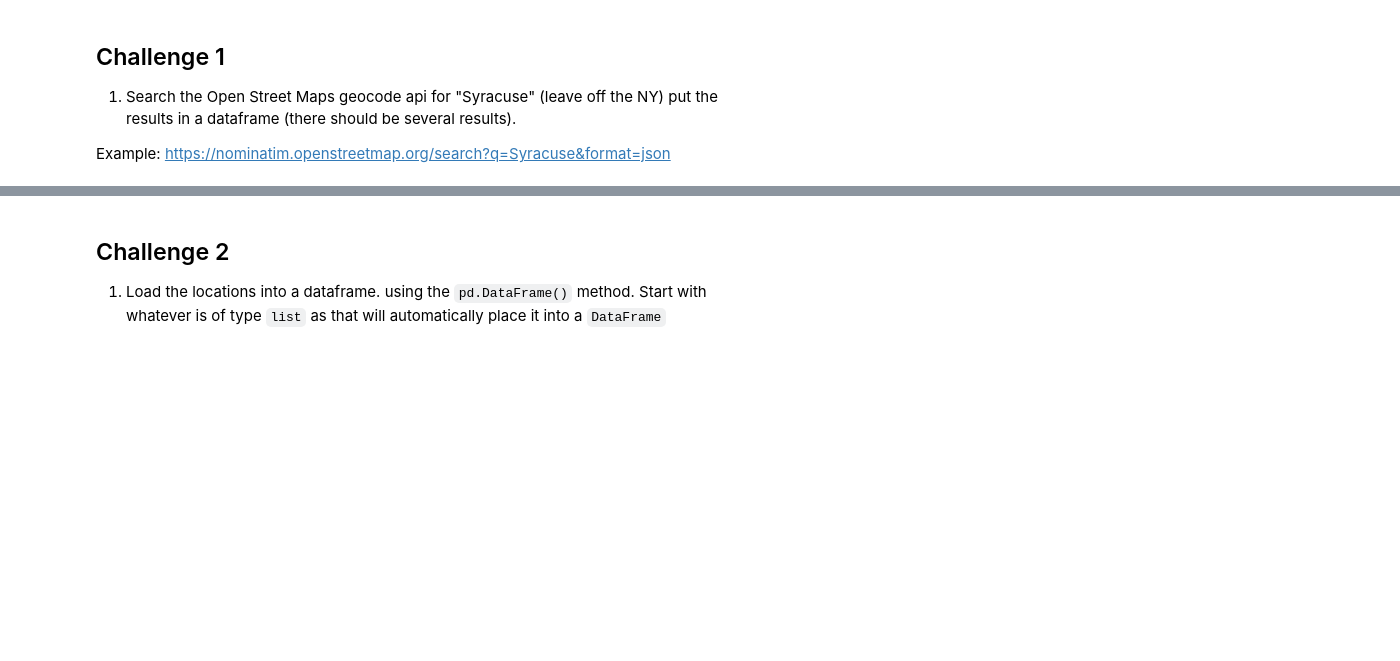
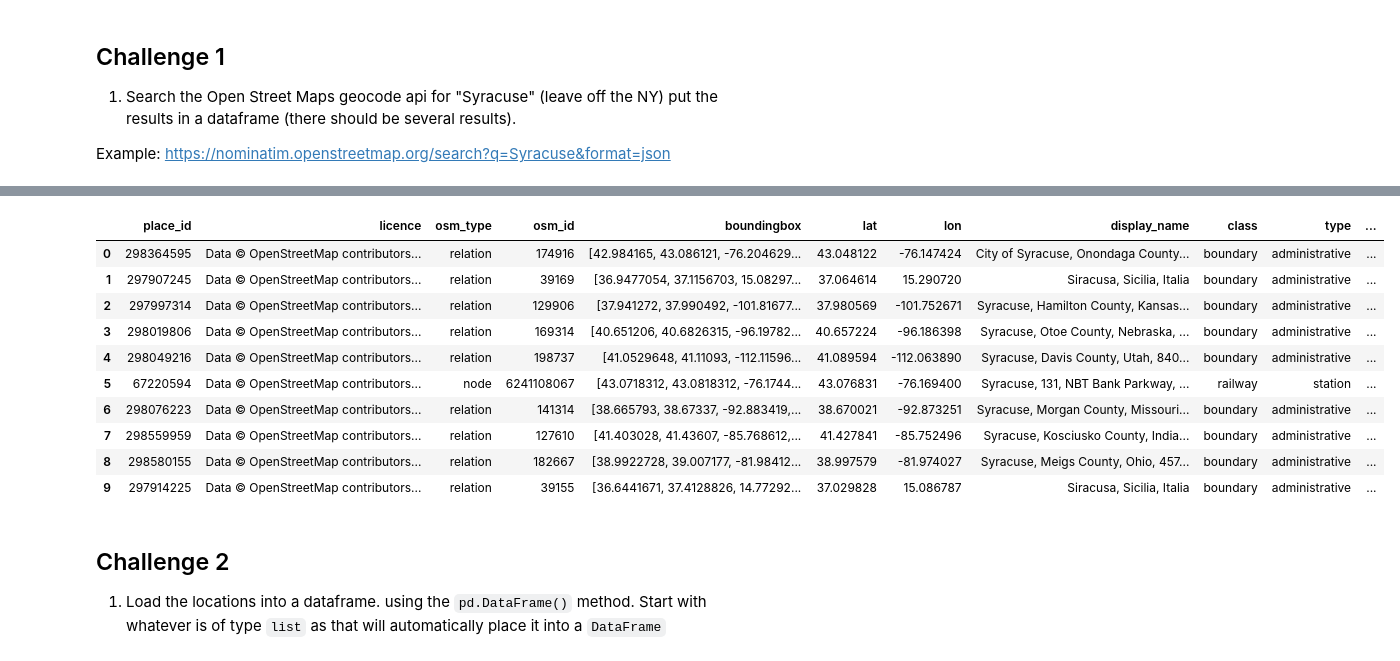
Before and after one commit to ist256/spring2023, a Jupyter notebook: lessons/12-pandas/SmallGroup-Pandas.ipynb, the cells around one changed output, grey strips where cells are left out. Drawn from its saved outputs; the diff is of its cells as text; code cells hidden in the pictures; blank space fills up the shorter version.

```diff
--- a/lessons/12-pandas/SmallGroup-Pandas.ipynb
+++ b/lessons/12-pandas/SmallGroup-Pandas.ipynb
@@ -63,3 +65,15 @@ HINT: Again, think multiple steps
 
 Example:
 https://nominatim.openstreetmap.org/search?q=Syracuse&format=json
+# %%
+import requests
+from coursetools.display import display_dataframes
+url = "https://nominatim.openstreetmap.org/search"
+params = { "q" : "Syracuse", "format" : "json" }
+headers = { 'User-Agent' : 'IST256 app'}
+response = requests.get(url, params = params, headers=headers)
+response.raise_for_status()
+results = response.json()
+df1 = pd.DataFrame(results) # construct dataframe from the list of dict
+df2 = pd.read_json(response.url) # read the url directly ()
+display_dataframes(df1,df2)
@@ -66,3 +118,18 @@ https://nominatim.openstreetmap.org/search?q=Syracuse&format=json
+# %%
+df = pd.read_json(response.url)
+df
+# %% [output]
+|  | place_id | licence | osm_type | osm_id | boundingbox | lat | lon | display_name | class | type | ... |
+| 0 | 298364595 | Data © OpenStreetMap contributors... | relation | 174916 | [42.984165, 43.086121, -76.204629... | 43.048122 | -76.147424 | City of Syracuse, Onondaga County... | boundary | administrative | ... |
+| 1 | 297907245 | Data © OpenStreetMap contributors... | relation | 39169 | [36.9477054, 37.1156703, 15.08297... | 37.064614 | 15.290720 | Siracusa, Sicilia, Italia | boundary | administrative | ... |
+| 2 | 297997314 | Data © OpenStreetMap contributors... | relation | 129906 | [37.941272, 37.990492, -101.81677... | 37.980569 | -101.752671 | Syracuse, Hamilton County, Kansas... | boundary | administrative | ... |
+| 3 | 298019806 | Data © OpenStreetMap contributors... | relation | 169314 | [40.651206, 40.6826315, -96.19782... | 40.657224 | -96.186398 | Syracuse, Otoe County, Nebraska, ... | boundary | administrative | ... |
+| 4 | 298049216 | Data © OpenStreetMap contributors... | relation | 198737 | [41.0529648, 41.11093, -112.11596... | 41.089594 | -112.063890 | Syracuse, Davis County, Utah, 840... | boundary | administrative | ... |
+| 5 | 67220594 | Data © OpenStreetMap contributors... | node | 6241108067 | [43.0718312, 43.0818312, -76.1744... | 43.076831 | -76.169400 | Syracuse, 131, NBT Bank Parkway, ... | railway | station | ... |
+| 6 | 298076223 | Data © OpenStreetMap contributors... | relation | 141314 | [38.665793, 38.67337, -92.883419,... | 38.670021 | -92.873251 | Syracuse, Morgan County, Missouri... | boundary | administrative | ... |
+| 7 | 298559959 | Data © OpenStreetMap contributors... | relation | 127610 | [41.403028, 41.43607, -85.768612,... | 41.427841 | -85.752496 | Syracuse, Kosciusko County, India... | boundary | administrative | ... |
+| 8 | 298580155 | Data © OpenStreetMap contributors... | relation | 182667 | [38.9922728, 39.007177, -81.98412... | 38.997579 | -81.974027 | Syracuse, Meigs County, Ohio, 457... | boundary | administrative | ... |
+| 9 | 297914225 | Data © OpenStreetMap contributors... | relation | 39155 | [36.6441671, 37.4128826, 14.77292... | 37.029828 | 15.086787 | Siracusa, Sicilia, Italia | boundary | administrative | ... |
 # %% [markdown]
 ## Challenge 2
 
```
Also changed, not shown: parts of 3 cells of this notebook, 3 other files.
